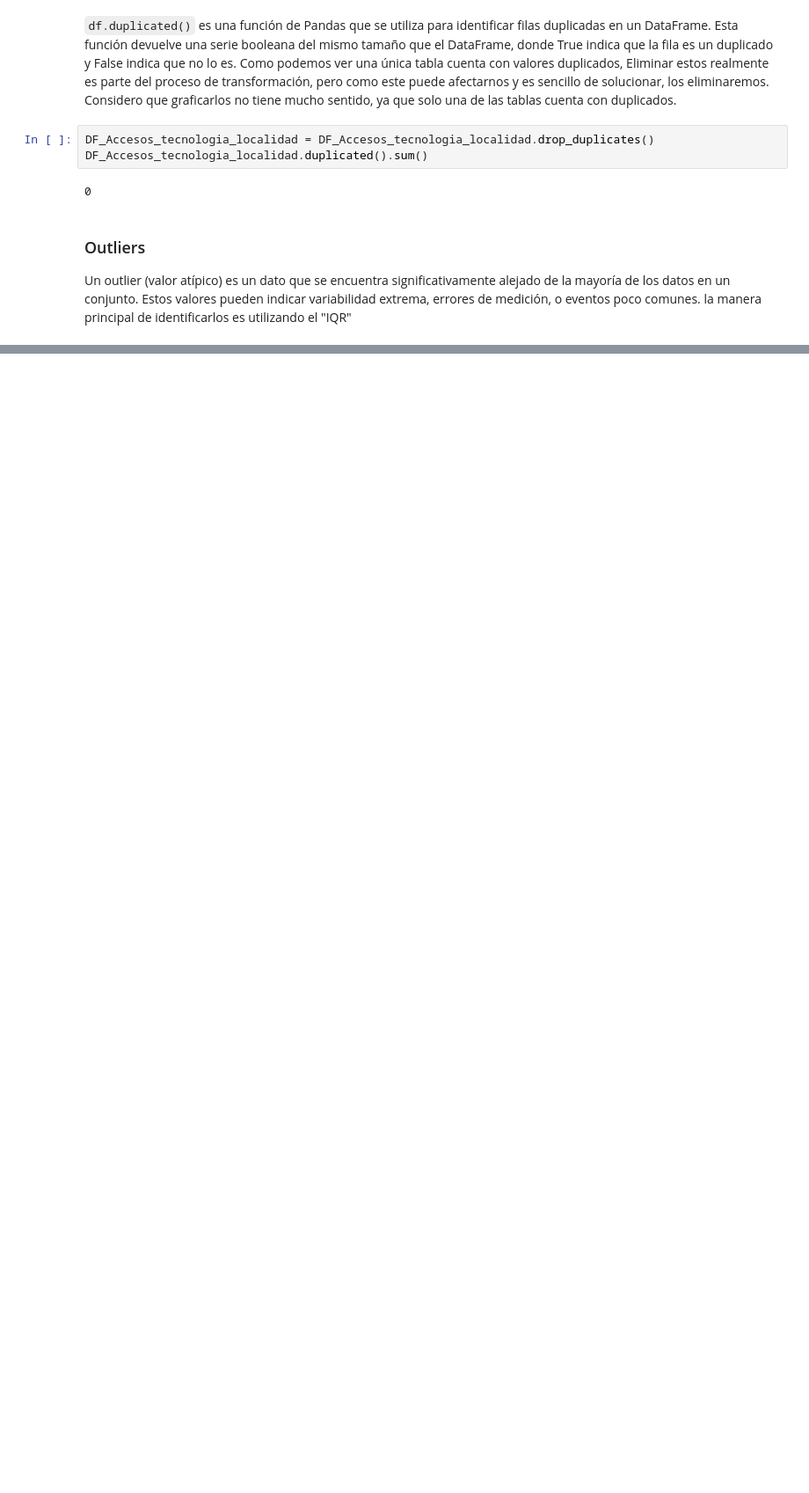
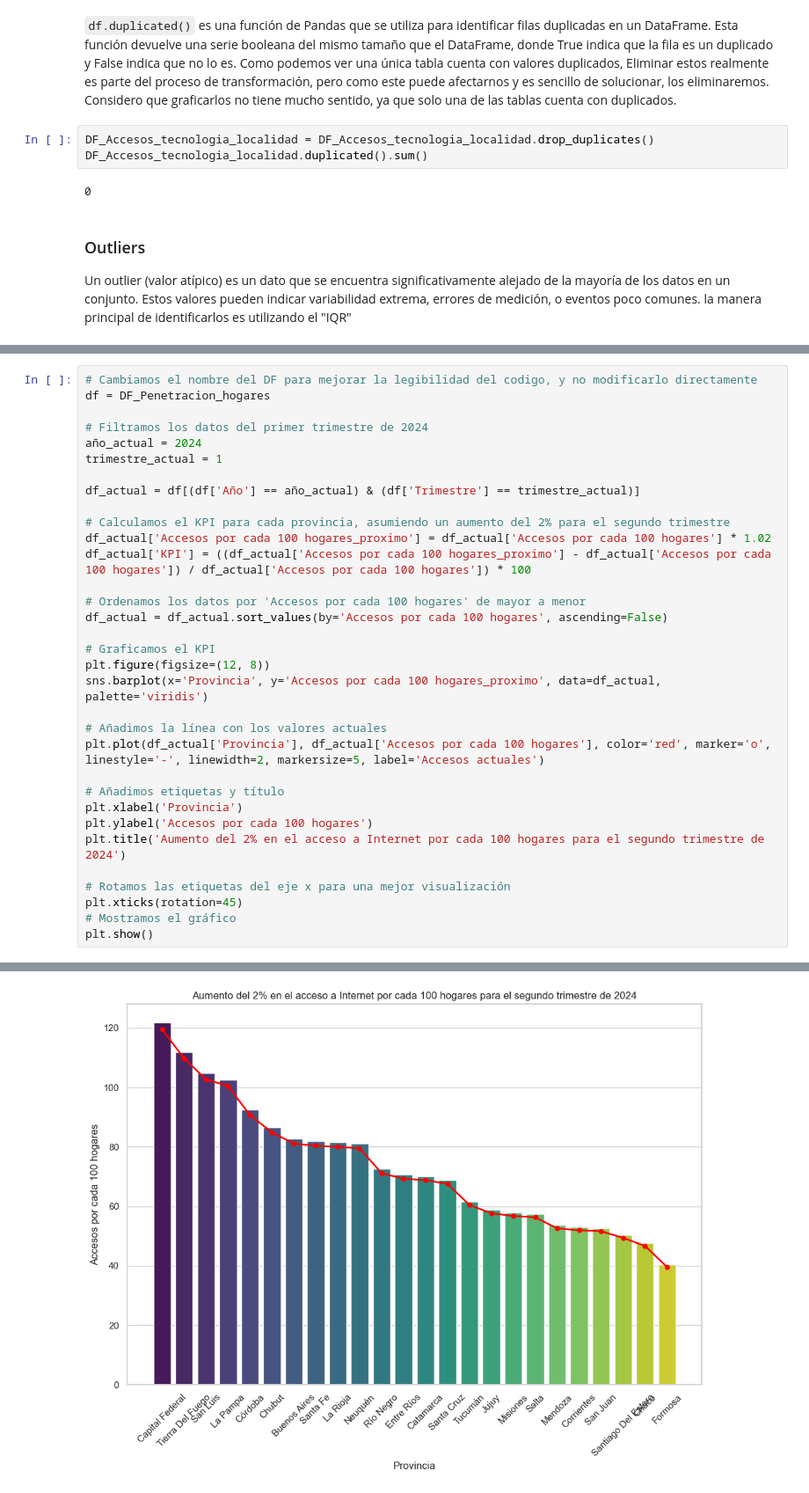
Before and after one commit to federicopiparo/Proyecto-Individual-N-2---Piparo-Federico, a Jupyter notebook: proyecto individual EDA -Federico piapro/EDA.ipynb, the cells around one changed output, grey strips where cells are left out. Shown at 88% size. Drawn from its saved outputs; the diff is of its cells as text; blank space fills up the shorter version.

```diff
--- a/proyecto individual EDA -Federico piapro/EDA.ipynb
+++ b/proyecto individual EDA -Federico piapro/EDA.ipynb
@@ -156,0 +306,34 @@ Ya hemos realizado estos análisis generales, los cuales nos sirven como una int
+# %%
+# Cambiamos el nombre del DF para mejorar la legibilidad del codigo, y no modificarlo directamente
+df = DF_Penetracion_hogares
+
+# Filtramos los datos del primer trimestre de 2024
+año_actual = 2024
+trimestre_actual = 1
+
+df_actual = df[(df['Año'] == año_actual) & (df['Trimestre'] == trimestre_actual)]
+
+# Calculamos el KPI para cada provincia, asumiendo un aumento del 2% para el segundo trimestre
+df_actual['Accesos por cada 100 hogares_proximo'] = df_actual['Accesos por cada 100 hogares'] * 1.02
+df_actual['KPI'] = ((df_actual['Accesos por cada 100 hogares_proximo'] - df_actual['Accesos por cada 100 hogares']) / df_actual['Accesos por cada 100 hogares']) * 100
+
+# Ordenamos los datos por 'Accesos por cada 100 hogares' de mayor a menor
+df_actual = df_actual.sort_values(by='Accesos por cada 100 hogares', ascending=False)
+
+# Graficamos el KPI
+plt.figure(figsize=(12, 8))
+sns.barplot(x='Provincia', y='Accesos por cada 100 hogares_proximo', data=df_actual, palette='viridis')
+
+# Añadimos la línea con los valores actuales
+plt.plot(df_actual['Provincia'], df_actual['Accesos por cada 100 hogares'], color='red', marker='o', linestyle='-', linewidth=2, markersize=5, label='Accesos actuales')
+
+# Añadimos etiquetas y título
+plt.xlabel('Provincia')
+plt.ylabel('Accesos por cada 100 hogares')
+plt.title('Aumento del 2% en el acceso a Internet por cada 100 hogares para el segundo trimestre de 2024')
+
+# Rotamos las etiquetas del eje x para una mejor visualización
+plt.xticks(rotation=45)
+# Mostramos el gráfico
+plt.show()
+# %% [output]
@@ -156,0 +354 @@ Ya hemos realizado estos análisis generales, los cuales nos sirven como una int
+[figure, added]
```
Also changed, not shown: parts of 28 cells of this notebook, 1 other file.
